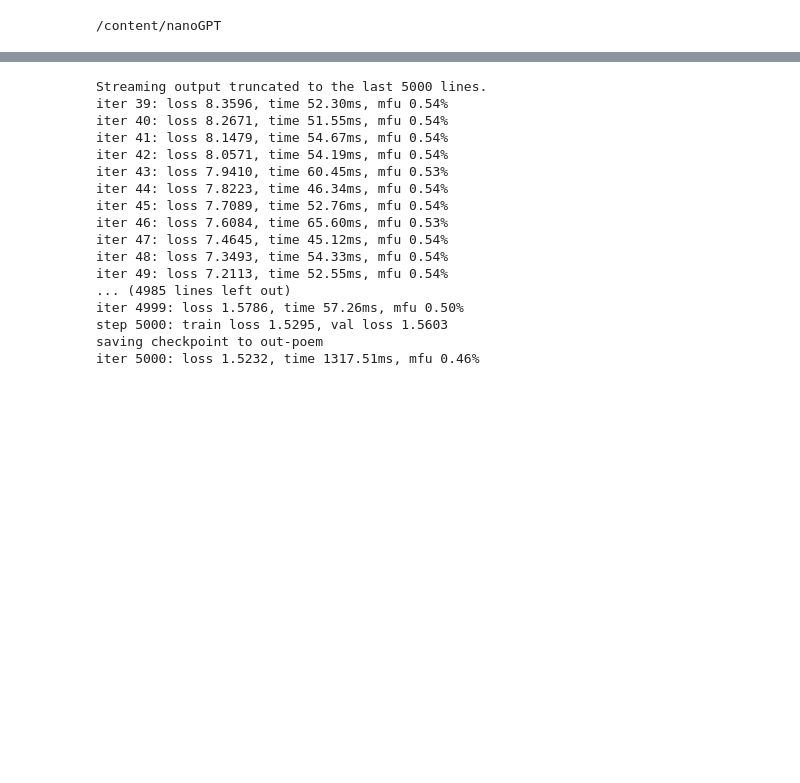
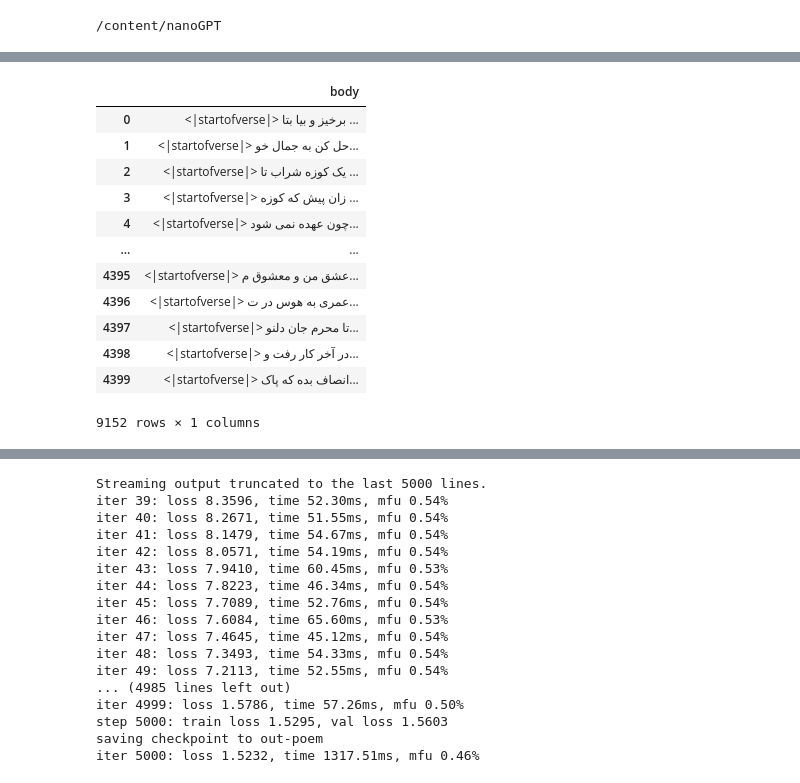
Before and after one commit to hosseinpirhadi/nanoGPT_poem, a Jupyter notebook: nanoGPT.ipynb, the cells around one changed output, grey strips where cells are left out. Drawn from its saved outputs; the diff is of its cells as text; code cells hidden in the pictures; blank space fills up the shorter version.

```diff
--- a/nanoGPT.ipynb
+++ b/nanoGPT.ipynb
@@ -36,0 +53,26 @@ import pandas as pd
+# %%
+data1 = pd.read_csv('../khayyam_norm.txt', names=['body'])
+data2 = pd.read_csv('../abusaeed_norm.txt', names=['body'])
+data3 = pd.read_csv('../roodaki_norm.txt', names=['body'])
+data4 = pd.read_csv('../hatef_norm.txt', names=['body'])
+data5 = pd.read_csv('../moulavi_norm.txt', names=['body'])
+
+data = pd.concat([data1, data2, data3, data4, data5])
+
+special_tokens = ["<|startofverse|>", "<|endofverse|>", "<|startofstanza|>", "<|endofstanza|>"]
+data.body = data.body.apply(lambda x:  f"<|startofverse|> {x} <|endofverse|>")
+data
+# %% [output]
+|  | body |
+| 0 | <|startofverse|> برخیز و بیا بتا ... |
+| 1 | <|startofverse|> حل کن به جمال خو... |
+| 2 | <|startofverse|> یک کوزه شراب تا ... |
+| 3 | <|startofverse|> زان پیش که کوزه ... |
+| 4 | <|startofverse|> چون عهده نمی شود... |
+| ... | ... |
+| 4395 | <|startofverse|> عشق من و معشوق م... |
+| 4396 | <|startofverse|> عمری به هوس در ت... |
+| 4397 | <|startofverse|> تا محرم جان دلنو... |
+| 4398 | <|startofverse|> در آخر کار رفت و... |
+| 4399 | <|startofverse|> انصاف بده که پاک... |
+9152 rows × 1 columns
```
Also changed, not shown: parts of 9 cells of this notebook, 3 other files.
